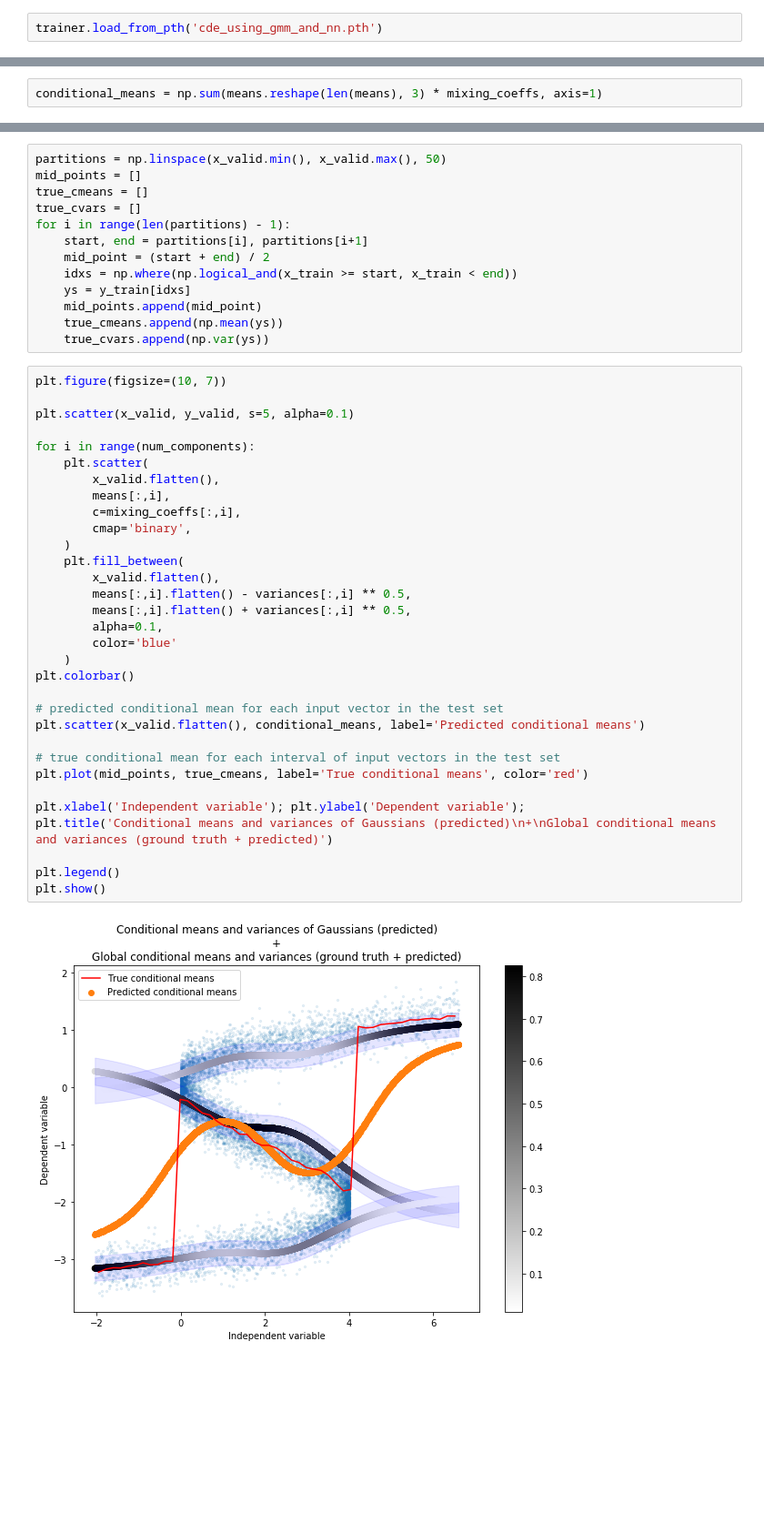
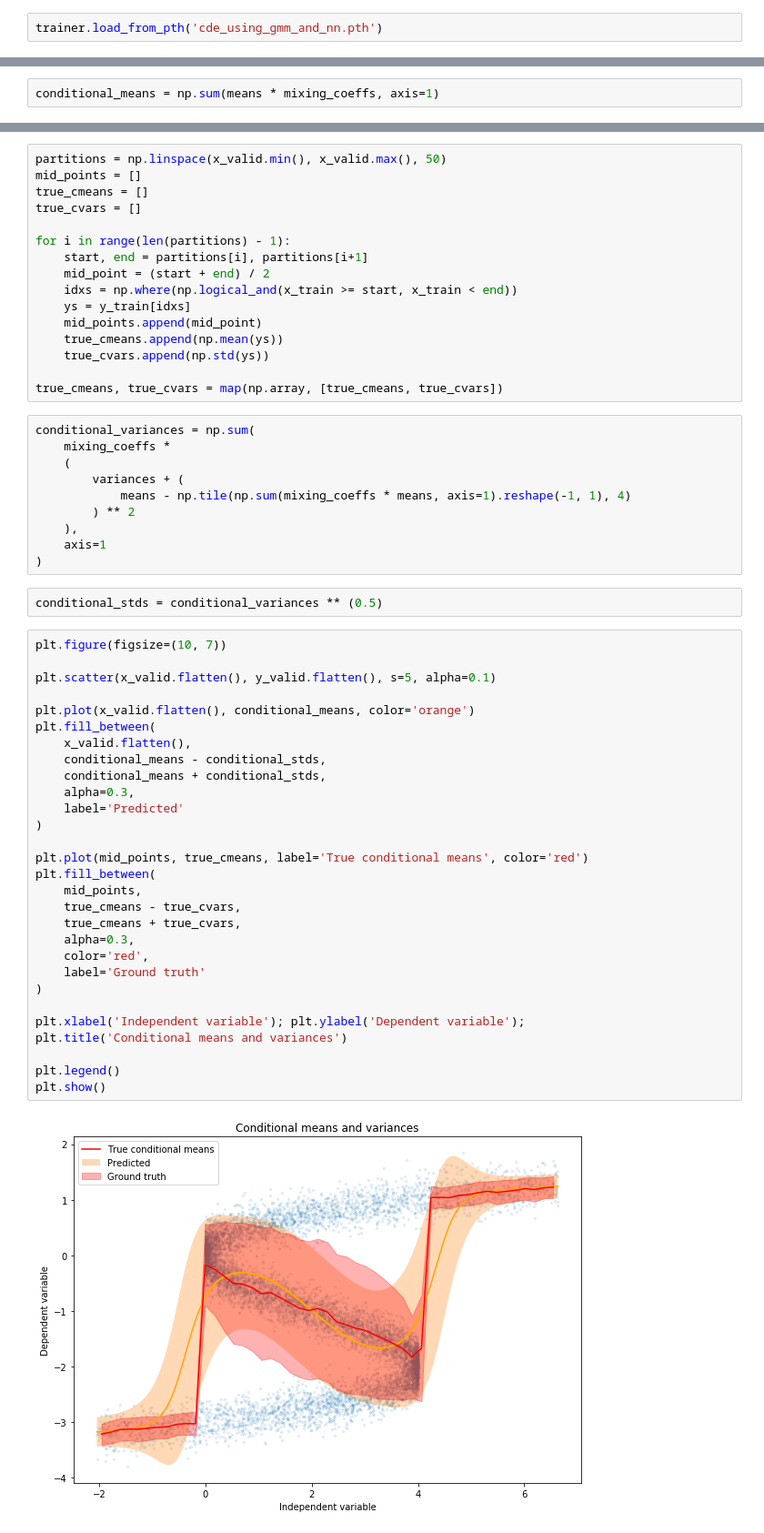
Before and after one commit to zhihanyang2022/bishop1995_notes, a Jupyter notebook: c6_error_functions/conditional_density_estimation_using_gmm_and_nn_demo.ipynb, the cells around one changed output, grey strips where cells are left out. Shown at 91% size. Saved outputs shown, nothing was run; the diff lists cells and outputs as text; blank space fills up the shorter version.

```diff
--- a/c6_error_functions/conditional_density_estimation_using_gmm_and_nn_demo.ipynb
+++ b/c6_error_functions/conditional_density_estimation_using_gmm_and_nn_demo.ipynb
@@ -304,2 +355,2 @@ $$
 # %%
-conditional_means = np.sum(means.reshape(len(means), 3) * mixing_coeffs, axis=1)
+conditional_means = np.sum(means * mixing_coeffs, axis=1)
@@ -314,6 +359,7 @@ partitions = np.linspace(x_valid.min(), x_valid.max(), 50)
 mid_points = []
 true_cmeans = []
 true_cvars = []
+
 for i in range(len(partitions) - 1):
     start, end = partitions[i], partitions[i+1]
     mid_point = (start + end) / 2
@@ -321,38 +367,49 @@ for i in range(len(partitions) - 1):
     ys = y_train[idxs]
     mid_points.append(mid_point)
     true_cmeans.append(np.mean(ys))
-    true_cvars.append(np.var(ys))
+    true_cvars.append(np.std(ys))
+
+true_cmeans, true_cvars = map(np.array, [true_cmeans, true_cvars])
+# %%
+conditional_variances = np.sum(
+    mixing_coeffs *
+    (
+        variances + (
+            means - np.tile(np.sum(mixing_coeffs * means, axis=1).reshape(-1, 1), 4)
+        ) ** 2
+    ),
+    axis=1
+)
+# %%
+conditional_stds = conditional_variances ** (0.5)
 # %%
 plt.figure(figsize=(10, 7))
 
-plt.scatter(x_valid, y_valid, s=5, alpha=0.1)
+plt.scatter(x_valid.flatten(), y_valid.flatten(), s=5, alpha=0.1)
 
-for i in range(num_components):
-    plt.scatter(
-        x_valid.flatten(),
-        means[:,i],
-        c=mixing_coeffs[:,i],
-        cmap='binary',
-    )
-    plt.fill_between(
-        x_valid.flatten(),
-        means[:,i].flatten() - variances[:,i] ** 0.5,
-        means[:,i].flatten() + variances[:,i] ** 0.5,
-        alpha=0.1,
-        color='blue'
-    )
-plt.colorbar()
+plt.plot(x_valid.flatten(), conditional_means, color='orange')
+plt.fill_between(
+    x_valid.flatten(),
+    conditional_means - conditional_stds,
+    conditional_means + conditional_stds,
+    alpha=0.3,
+    label='Predicted'
+)
 
-# predicted conditional mean for each input vector in the test set
-plt.scatter(x_valid.flatten(), conditional_means, label='Predicted conditional means')
-
-# true conditional mean for each interval of input vectors in the test set
 plt.plot(mid_points, true_cmeans, label='True conditional means', color='red')
+plt.fill_between(
+    mid_points,
+    true_cmeans - true_cvars,
+    true_cmeans + true_cvars,
+    alpha=0.3,
+    color='red',
+    label='Ground truth'
+)
 
 plt.xlabel('Independent variable'); plt.ylabel('Dependent variable');
-plt.title('Conditional means and variances of Gaussians (predicted)\n+\nGlobal conditional means and variances (ground truth + predicted)')
+plt.title('Conditional means and variances')
 
 plt.legend()
 plt.show()
 # %% [output]
-[figure, old version]
+[figure, new version]
```
Also changed, not shown: parts of 38 cells of this notebook, 2 other files.
